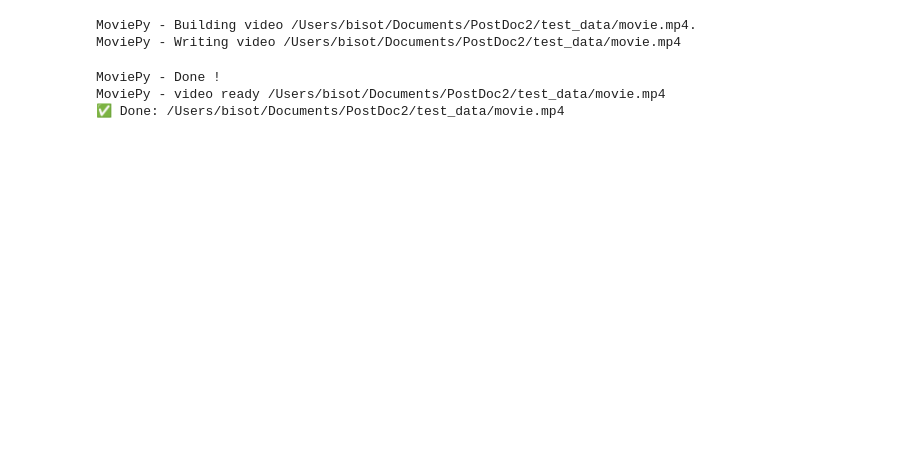
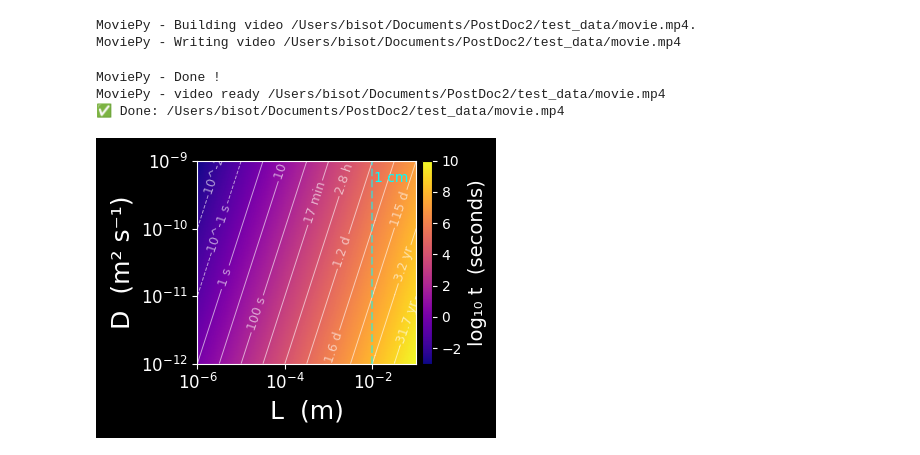
Before and after one commit to Cocopyth/chipanalysis, a Jupyter notebook: chipanalysis/notebooks/video_maker.ipynb, the cells around one changed output. Drawn from its saved outputs; the diff is of its cells as text; code cells hidden in the pictures; blank space fills up the shorter version.

```diff
--- a/chipanalysis/notebooks/video_maker.ipynb
+++ b/chipanalysis/notebooks/video_maker.ipynb
@@ -248,3 +251,65 @@ MoviePy - Writing video /Users/bisot/Documents/PostDoc2/test_data/movie.mp4
 MoviePy - Done !
 MoviePy - video ready /Users/bisot/Documents/PostDoc2/test_data/movie.mp4
 ✅ Done: /Users/bisot/Documents/PostDoc2/test_data/movie.mp4
+# %%
+import numpy as np
+import matplotlib.pyplot as plt
+import matplotlib.ticker as ticker
+
+# L: 1 µm → 10 cm  (in metres)
+L = np.logspace(np.log10(1e-6), np.log10(1e-1), 400)
+# D: free water (~1e-9 m²/s) down to tight soil (~1e-12 m²/s)
+D = np.logspace(-12, -9, 400)
+
+LL, DD = np.meshgrid(L, D)
+T = LL**2 / DD          # diffusion time [seconds]
+
+fig, ax = plt.subplots(figsize=(4, 3))
+fig.patch.set_facecolor('black')
+ax.patch.set_facecolor('black')
+
+pcm = ax.pcolormesh(LL, DD, np.log10(T), shading="auto", cmap="plasma")
+
+ax.set_xscale("log")
+ax.set_yscale("log")
+ax.set_xlabel("L  (m)", fontsize=18, color="white")
+ax.set_ylabel("D  (m² s⁻¹)", fontsize=18, color="white")
+
+# Colourbar with human-readable time labels
+cbar = fig.colorbar(pcm, ax=ax, pad=0.02)
+cbar.set_label("log₁₀ t  (seconds)", fontsize=14, color="white")
+cbar.ax.yaxis.set_tick_params(color="white")
+cbar.ax.tick_params(labelcolor="white")
+
+# Overlay iso-time contours
+log_t_levels = np.arange(np.ceil(np.log10(T.min())), np.floor(np.log10(T.max())) + 1)
+cs = ax.contour(LL, DD, np.log10(T), levels=log_t_levels, colors="white", linewidths=0.7, alpha=0.6)
+
+time_labels = {
+    0: "1 s", 1: "10 s", 2: "100 s",
+    3: "17 min", 4: "2.8 h", 5: "1.2 d",
+    6: "11.6 d", 7: "115 d", 8: "3.2 yr", 9: "31.7 yr",
+   10: "317 yr", 11: "3170 yr",
+}
+fmt = {lvl: time_labels.get(int(lvl), f"10^{int(lvl)} s") for lvl in log_t_levels}
+ax.clabel(cs, fmt=fmt, fontsize=9, inline=True, colors="white")
+
+# Nice axis tick formatting
+ax.xaxis.set_major_formatter(ticker.LogFormatterSciNotation())
+ax.yaxis.set_major_formatter(ticker.LogFormatterSciNotation())
+
+# Style axis ticks
+ax.tick_params(axis='both', labelsize=12, colors='white')
+for spine in ax.spines.values():
+    spine.set_color('white')
+
+# Reference length ticks
+ax.axvline(1e-2, color="cyan", lw=1.5, ls="--", alpha=0.5)   # 1 cm
+
+for xv, lbl in [(1e-2, "1 cm")]:
+    ax.text(xv*1.1, D.max()*0.7, lbl, color="cyan", fontsize=10, va="top")
+
+plt.tight_layout()
+plt.show()
+# %% [output]
+[figure, added]
```
Also changed, not shown: parts of 13 cells of this notebook, 32 other files.
